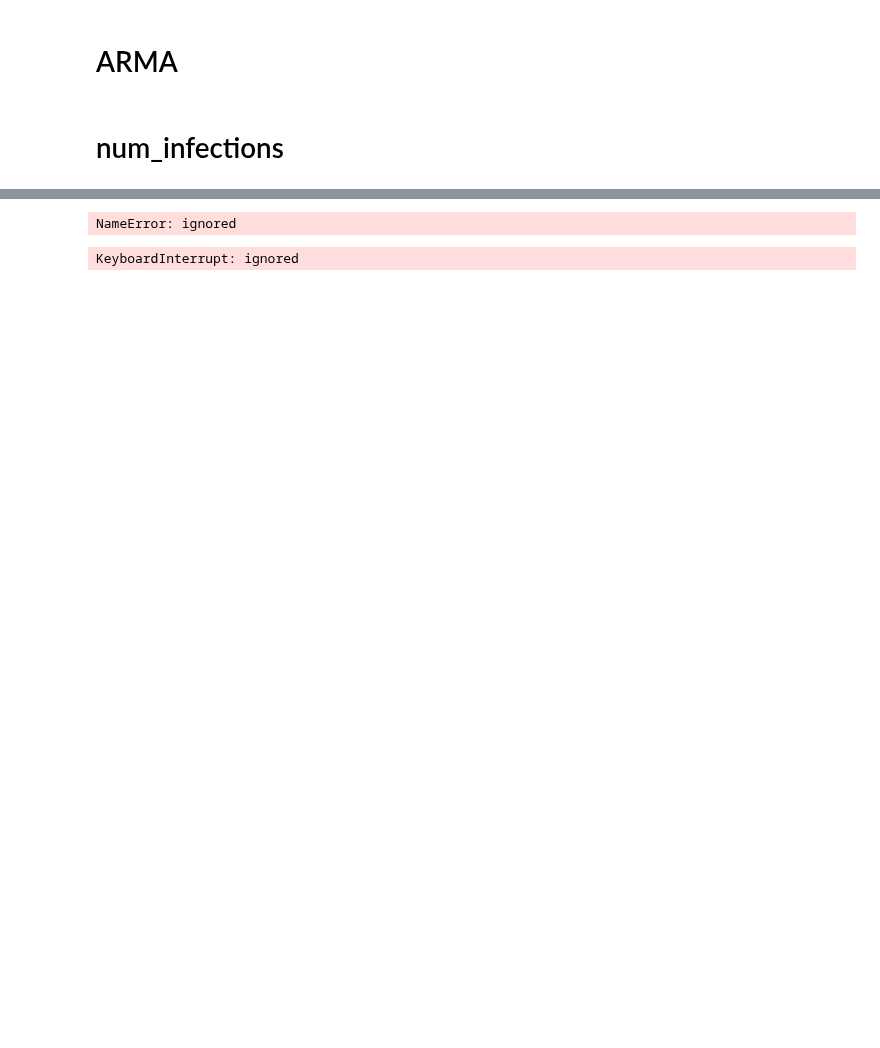
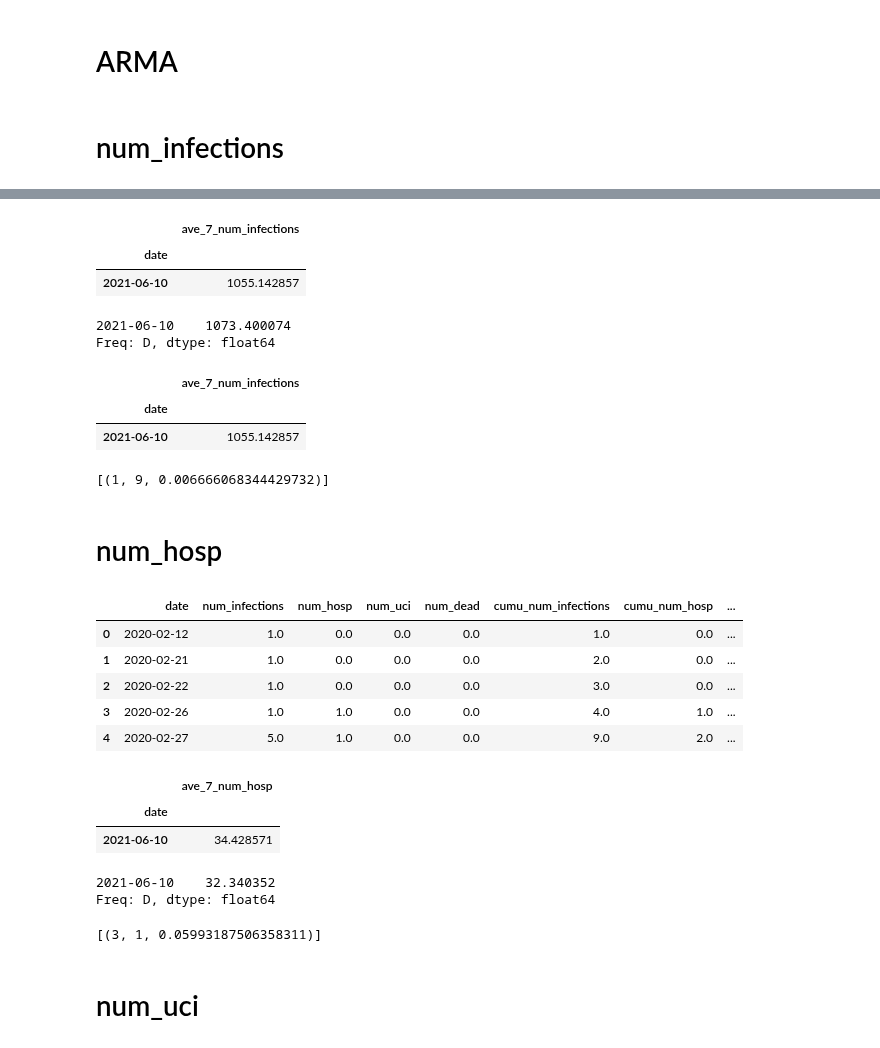
Before and after one commit to ffreire92/final_project, a Jupyter notebook: notebooks/Modules_2.ipynb, the cells around one changed output, grey strips where cells are left out. Cells and saved outputs as stored; diff of their text form; code cells hidden in the pictures; blank space fills up the shorter version.

```diff
--- a/notebooks/Modules_2.ipynb
+++ b/notebooks/Modules_2.ipynb
@@ -137,0 +157,6 @@ infections
+# %%
+test
+# %% [output]
+|  | ave_7_num_infections |
+| date |  |
+| 2021-06-10 | 1055.142857 |
@@ -138 +165,12 @@ infections
+# %%
+model.predict(len(train), len(infections)-1)
+# %% [output]
+2021-06-10    1073.400074
+Freq: D, dtype: float64
+# %%
+test
+# %% [output]
+|  | ave_7_num_infections |
+| date |  |
+| 2021-06-10 | 1055.142857 |
 # %%
@@ -152,4 +181,0 @@ for i in range(1, 20):
-# %%
-res
-# %% [output]
-NameError: ignored
@@ -157,0 +182,18 @@ train, test = infections[:-20], infections[-20:]
+# %%
+error = [e for p, q, e in res]
+best = [res[i] for i, e in enumerate(error) if e == min(error)]
+
+best
+# %% [output]
+[(1, 9, 0.006666068344429732)]
+# %% [markdown]
+# num_hosp
+# %%
+bydate.head()
+# %% [output]
+|  | date | num_infections | num_hosp | num_uci | num_dead | cumu_num_infections | cumu_num_hosp | ... |
+| 0 | 2020-02-12 | 1.0 | 0.0 | 0.0 | 0.0 | 1.0 | 0.0 | ... |
+| 1 | 2020-02-21 | 1.0 | 0.0 | 0.0 | 0.0 | 2.0 | 0.0 | ... |
+| 2 | 2020-02-22 | 1.0 | 0.0 | 0.0 | 0.0 | 3.0 | 0.0 | ... |
+| 3 | 2020-02-26 | 1.0 | 1.0 | 0.0 | 0.0 | 4.0 | 1.0 | ... |
+| 4 | 2020-02-27 | 5.0 | 1.0 | 0.0 | 0.0 | 9.0 | 2.0 | ... |
@@ -158,4 +206,13 @@ train, test = infections[:-20], infections[-20:]
+# %%
+test
+# %% [output]
+|  | ave_7_num_hosp |
+| date |  |
+| 2021-06-10 | 34.428571 |
 # %%
-model=ARMA(train, order=(29, 7)).fit(disp=False)
+model=ARMA(train, order = (1, 2)).fit(disp=False)
-# %% [output]
-KeyboardInterrupt: ignored
+# %%
+model.predict(len(train), len(hosp)-1)
+# %% [output]
+2021-06-10    32.340352
+Freq: D, dtype: float64
@@ -161,0 +225,9 @@ KeyboardInterrupt: ignored
+# %%
+error = [e for p, q, e in res]
+best = [res[i] for i, e in enumerate(error) if e == min(error)]
+
+best
+# %% [output]
+[(3, 1, 0.05993187506358311)]
+# %% [markdown]
+# num_uci
```
Also changed, not shown: parts of 32 cells of this notebook.
